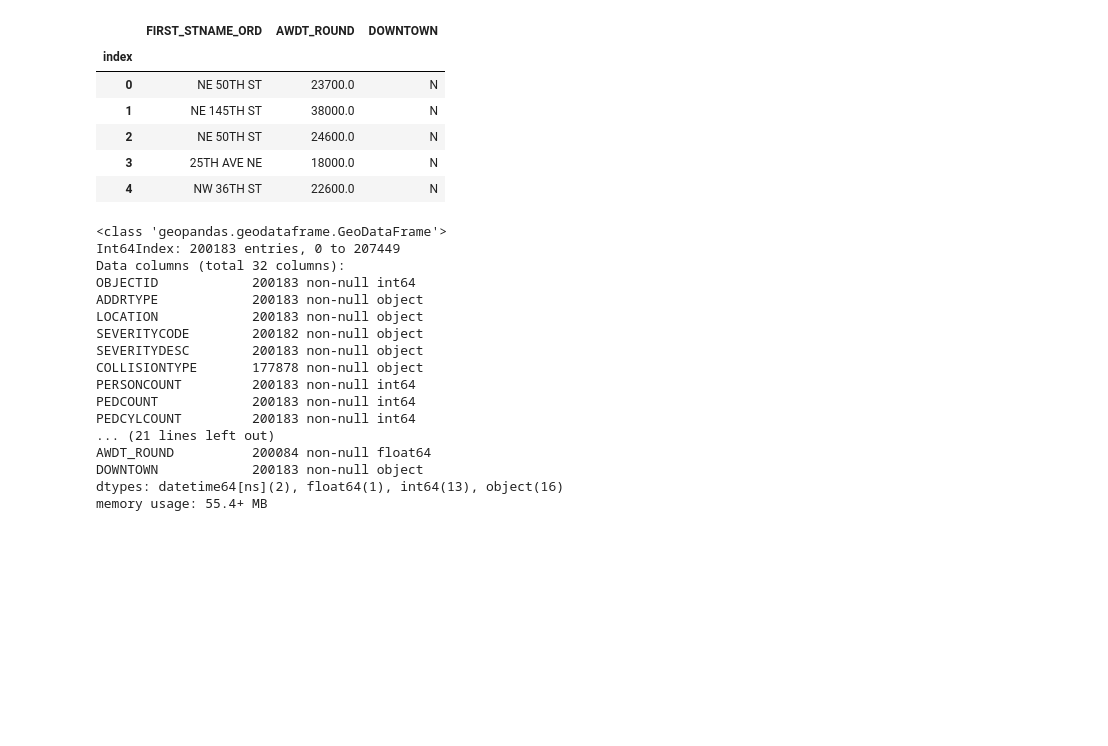
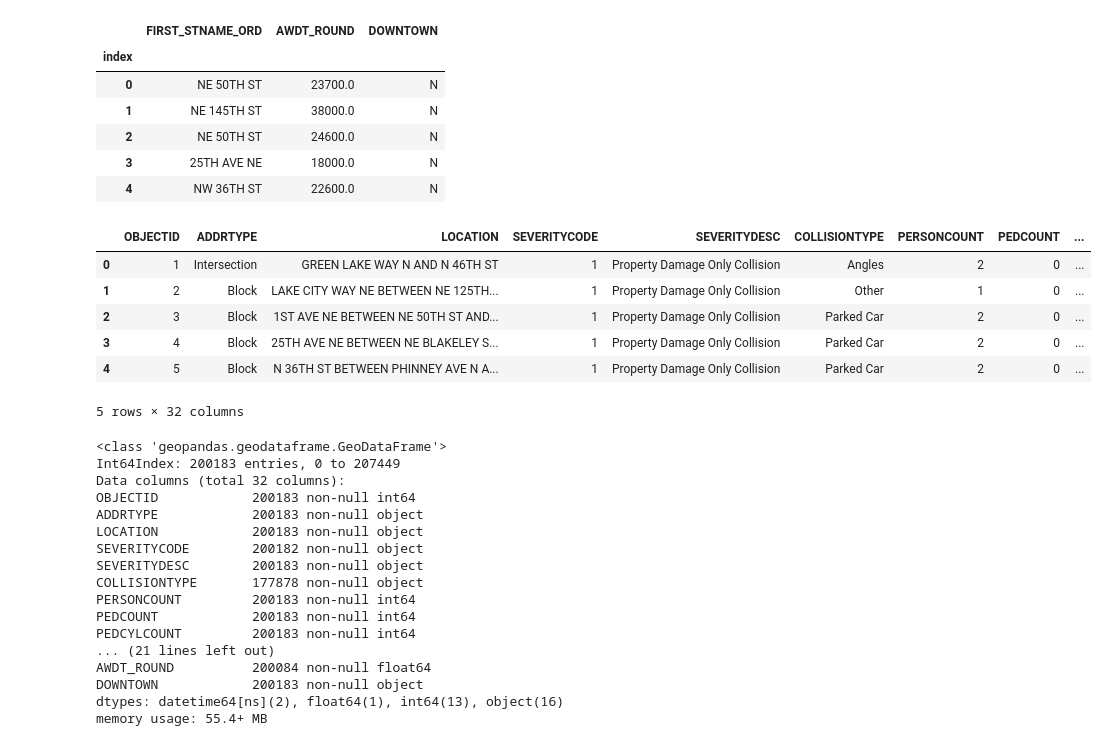
Before and after one commit to gsaidov/capstone, a Jupyter notebook: cleaning.ipynb, the cells around one changed output. Cells and saved outputs as stored; diff of their text form; code cells hidden in the pictures; blank space fills up the shorter version.

Commit message:
fixed the dataframe

```diff
--- a/cleaning.ipynb
+++ b/cleaning.ipynb
@@ -285,3 +283,6 @@ def min_dist(points, linestrings):
 # the code below extracts the indices of traffic volume data that correspond the closest distance to the accident points
 
 # min_dist_idx = min_dist(points, segments)
+# %%
+indices = pd.read_csv('min_dist_indices.csv', header = None).values
+indices = indices.flatten()
@@ -288,5 +291,5 @@ def min_dist(points, linestrings):
 # %%
-indices = min_dist_idx.copy()
+# indices = min_dist_idx.copy()
 # %%
 # saving the indices into a csv file
 
@@ -316,4 +319,14 @@ aadt.head()
 
 accident = acc.join(aadt)
 # accident.to_pickle('acc_final.pickle')
+# %%
+accident.head()
+# %% [output]
+|  | OBJECTID | ADDRTYPE | LOCATION | SEVERITYCODE | SEVERITYDESC | COLLISIONTYPE | PERSONCOUNT | PEDCOUNT | ... |
+| 0 | 1 | Intersection | GREEN LAKE WAY N AND N 46TH ST | 1 | Property Damage Only Collision | Angles | 2 | 0 | ... |
+| 1 | 2 | Block | LAKE CITY WAY NE BETWEEN NE 125TH... | 1 | Property Damage Only Collision | Other | 1 | 0 | ... |
+| 2 | 3 | Block | 1ST AVE NE BETWEEN NE 50TH ST AND... | 1 | Property Damage Only Collision | Parked Car | 2 | 0 | ... |
+| 3 | 4 | Block | 25TH AVE NE BETWEEN NE BLAKELEY S... | 1 | Property Damage Only Collision | Parked Car | 2 | 0 | ... |
+| 4 | 5 | Block | N 36TH ST BETWEEN PHINNEY AVE N A... | 1 | Property Damage Only Collision | Parked Car | 2 | 0 | ... |
+5 rows × 32 columns
 # %%
```
Also changed, not shown: parts of 6 cells of this notebook.
